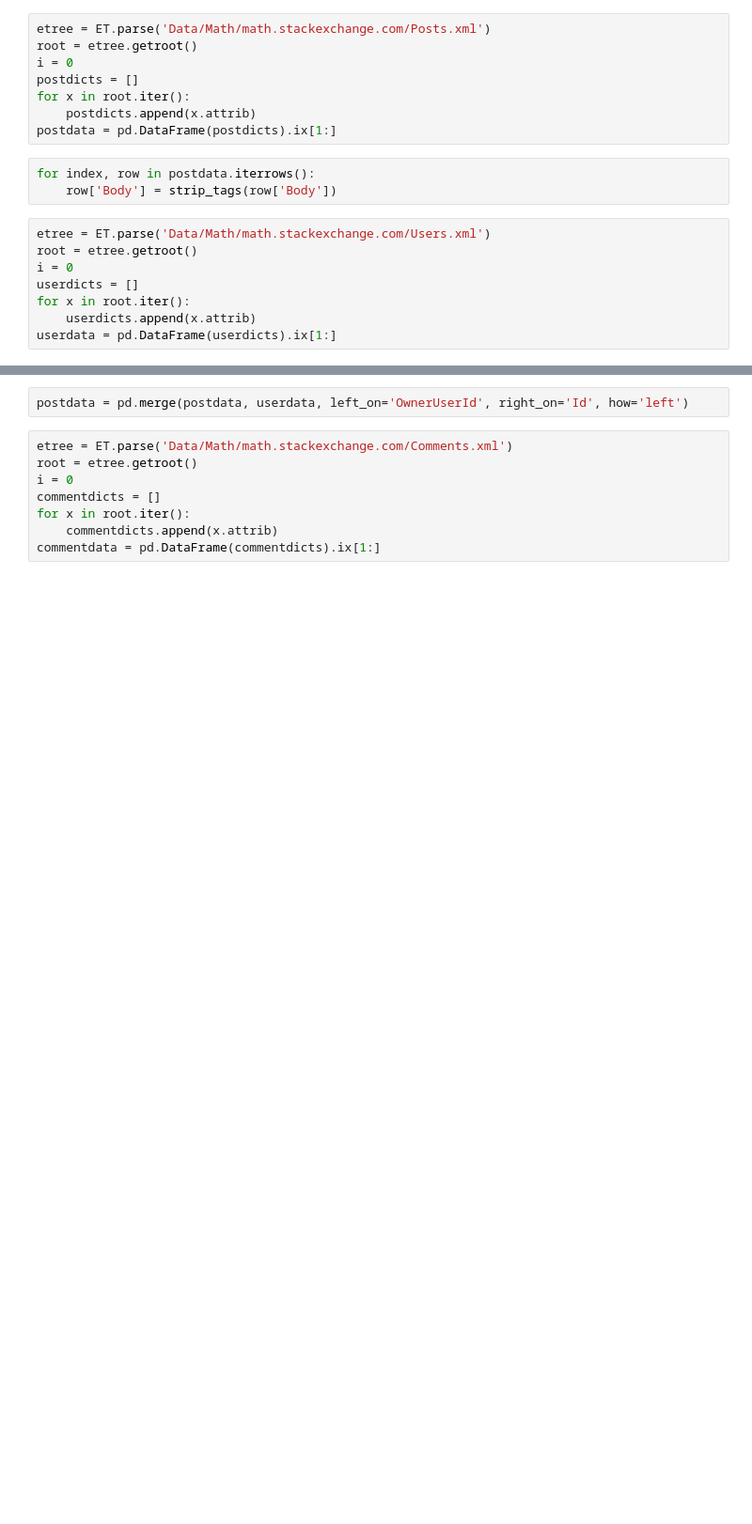
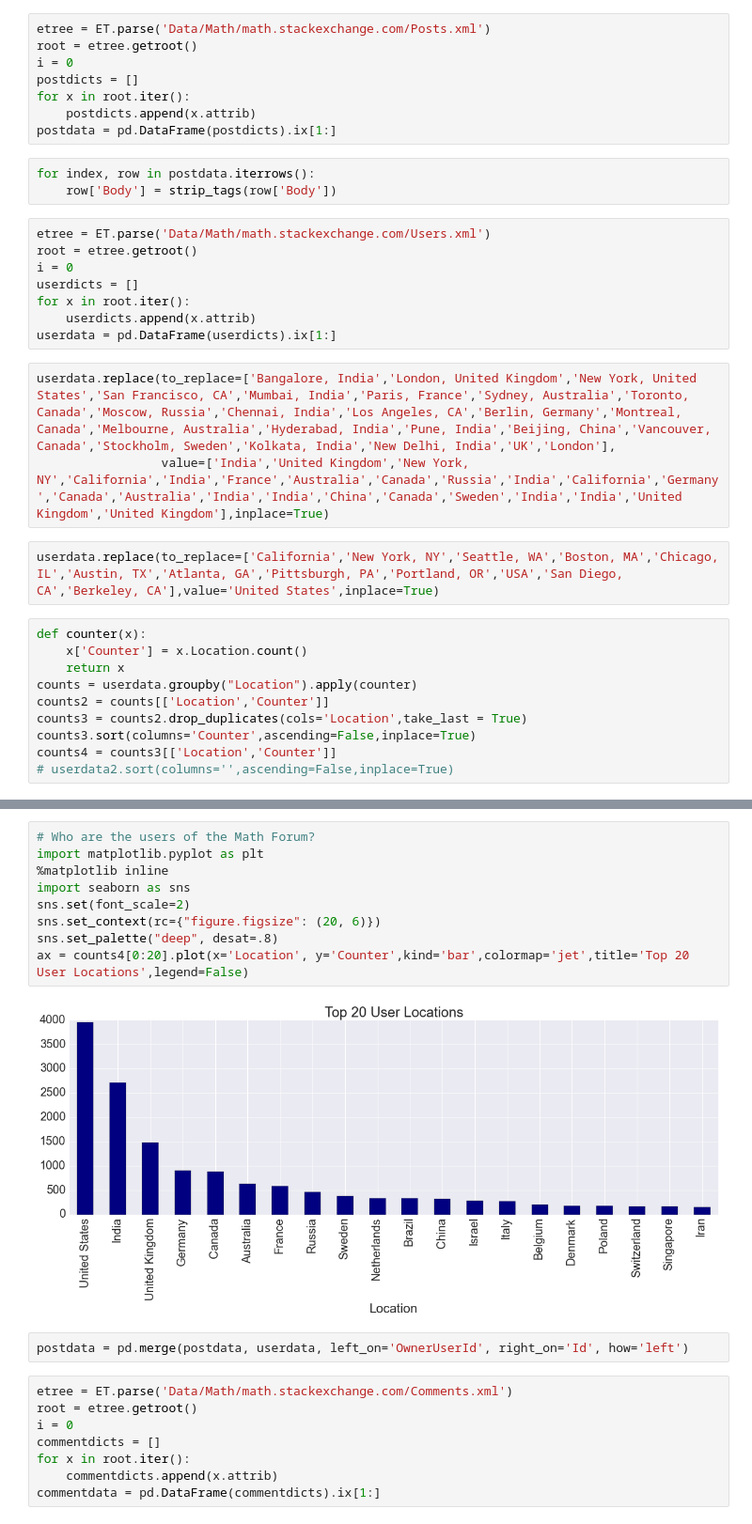
Before and after one commit to jaclynweiser/DS3-Project-Kojak, a Jupyter notebook: Project_Kojak_StackExchange.ipynb, the cells around one changed output, grey strips where cells are left out. Shown at 94% size. Cells and saved outputs as stored; diff of their text form; blank space fills up the shorter version.

```diff
--- a/Project_Kojak_StackExchange.ipynb
+++ b/Project_Kojak_StackExchange.ipynb
@@ -54,3 +54,18 @@ userdicts = []
 for x in root.iter():
     userdicts.append(x.attrib)
 userdata = pd.DataFrame(userdicts).ix[1:]
+# %%
+userdata.replace(to_replace=['Bangalore, India','London, United Kingdom','New York, United States','San Francisco, CA','Mumbai, India','Paris, France','Sydney, Australia','Toronto, Canada','Moscow, Russia','Chennai, India','Los Angeles, CA','Berlin, Germany','Montreal, Canada','Melbourne, Australia','Hyderabad, India','Pune, India','Beijing, China','Vancouver, Canada','Stockholm, Sweden','Kolkata, India','New Delhi, India','UK','London'],
+                 value=['India','United Kingdom','New York, NY','California','India','France','Australia','Canada','Russia','India','California','Germany','Canada','Australia','India','India','China','Canada','Sweden','India','India','United Kingdom','United Kingdom'],inplace=True)
+# %%
+userdata.replace(to_replace=['California','New York, NY','Seattle, WA','Boston, MA','Chicago, IL','Austin, TX','Atlanta, GA','Pittsburgh, PA','Portland, OR','USA','San Diego, CA','Berkeley, CA'],value='United States',inplace=True)
+# %%
+def counter(x):
+    x['Counter'] = x.Location.count()
+    return x
+counts = userdata.groupby("Location").apply(counter)
+counts2 = counts[['Location','Counter']]
+counts3 = counts2.drop_duplicates(cols='Location',take_last = True)
+counts3.sort(columns='Counter',ascending=False,inplace=True)
+counts4 = counts3[['Location','Counter']]
+# userdata2.sort(columns='',ascending=False,inplace=True)
@@ -57,3 +92,14 @@ userdata = pd.DataFrame(userdicts).ix[1:]
+# %%
+# Who are the users of the Math Forum?
+import matplotlib.pyplot as plt
+%matplotlib inline
+import seaborn as sns
+sns.set(font_scale=2)
+sns.set_context(rc={"figure.figsize": (20, 6)})
+sns.set_palette("deep", desat=.8)
+ax = counts4[0:20].plot(x='Location', y='Counter',kind='bar',colormap='jet',title='Top 20 User Locations',legend=False)
+# %% [output]
+[figure, added]
 # %%
 postdata = pd.merge(postdata, userdata, left_on='OwnerUserId', right_on='Id', how='left')
 # %%
```
Also changed, not shown: parts of 52 cells of this notebook.
